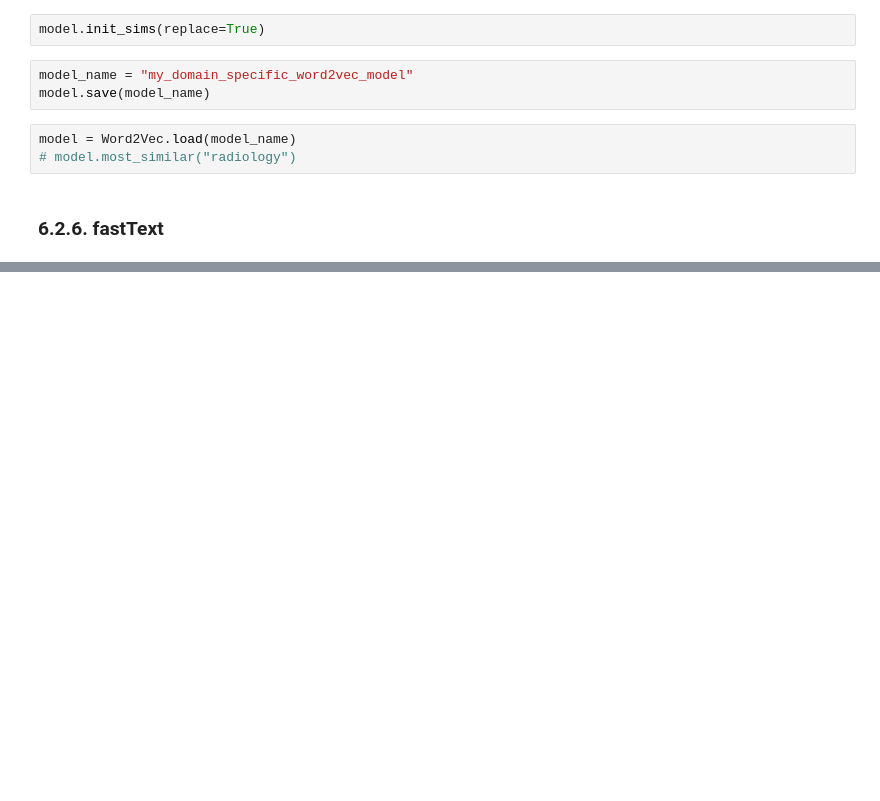
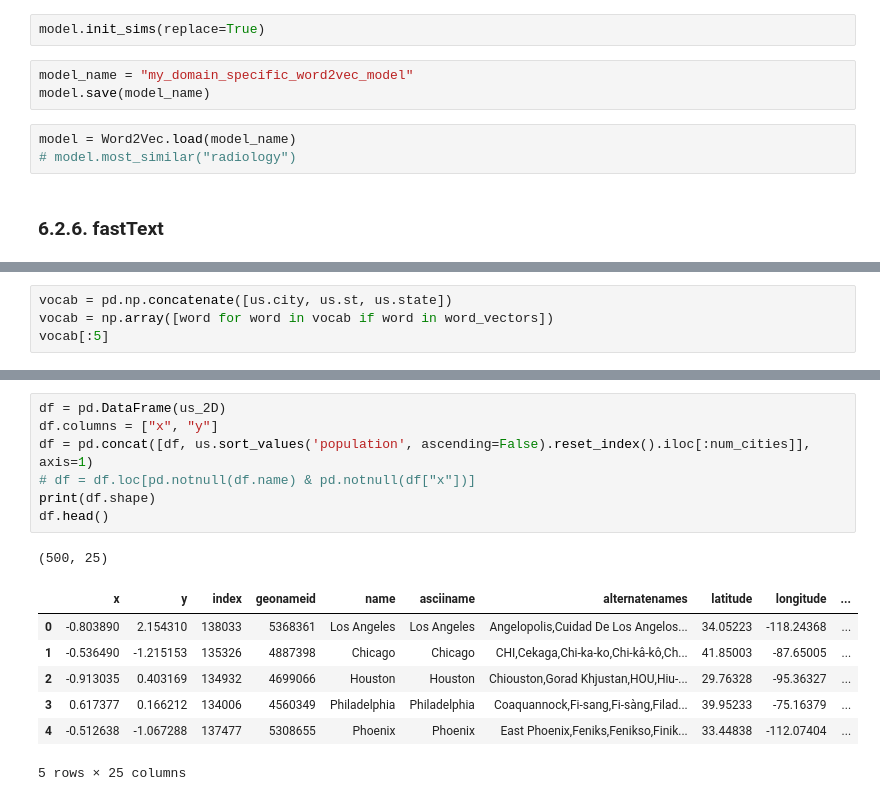
Before and after one commit to deacona/nlpia, a Jupyter notebook: src/nlpia/book/examples/ch06_examples.ipynb, the cells around one changed output, grey strips where cells are left out. Saved outputs shown, nothing was run; the diff lists cells and outputs as text; blank space fills up the shorter version.

```diff
--- a/src/nlpia/book/examples/ch06_examples.ipynb
+++ b/src/nlpia/book/examples/ch06_examples.ipynb
@@ -165,0 +269,4 @@ KeyboardInterrupt:
+# %%
+vocab = pd.np.concatenate([us.city, us.st, us.state])
+vocab = np.array([word for word in vocab if word in word_vectors])
+vocab[:5]
@@ -165,0 +325,16 @@ KeyboardInterrupt:
+# %%
+df = pd.DataFrame(us_2D)
+df.columns = ["x", "y"]
+df = pd.concat([df, us.sort_values('population', ascending=False).reset_index().iloc[:num_cities]], axis=1)
+# df = df.loc[pd.notnull(df.name) & pd.notnull(df["x"])]
+print(df.shape)
+df.head()
+# %% [output]
+(500, 25)
+|  | x | y | index | geonameid | name | asciiname | alternatenames | latitude | longitude | ... |
+| 0 | -0.803890 | 2.154310 | 138033 | 5368361 | Los Angeles | Los Angeles | Angelopolis,Cuidad De Los Angelos... | 34.05223 | -118.24368 | ... |
+| 1 | -0.536490 | -1.215153 | 135326 | 4887398 | Chicago | Chicago | CHI,Cekaga,Chi-ka-ko,Chi-kâ-kô,Ch... | 41.85003 | -87.65005 | ... |
+| 2 | -0.913035 | 0.403169 | 134932 | 4699066 | Houston | Houston | Chiouston,Gorad Khjustan,HOU,Hiu-... | 29.76328 | -95.36327 | ... |
+| 3 | 0.617377 | 0.166212 | 134006 | 4560349 | Philadelphia | Philadelphia | Coaquannock,Fi-sang,Fi-sàng,Filad... | 39.95233 | -75.16379 | ... |
+| 4 | -0.512638 | -1.067288 | 137477 | 5308655 | Phoenix | Phoenix | East Phoenix,Feniks,Fenikso,Finik... | 33.44838 | -112.07404 | ... |
+5 rows × 25 columns
```
Also changed, not shown: parts of 29 cells of this notebook.
